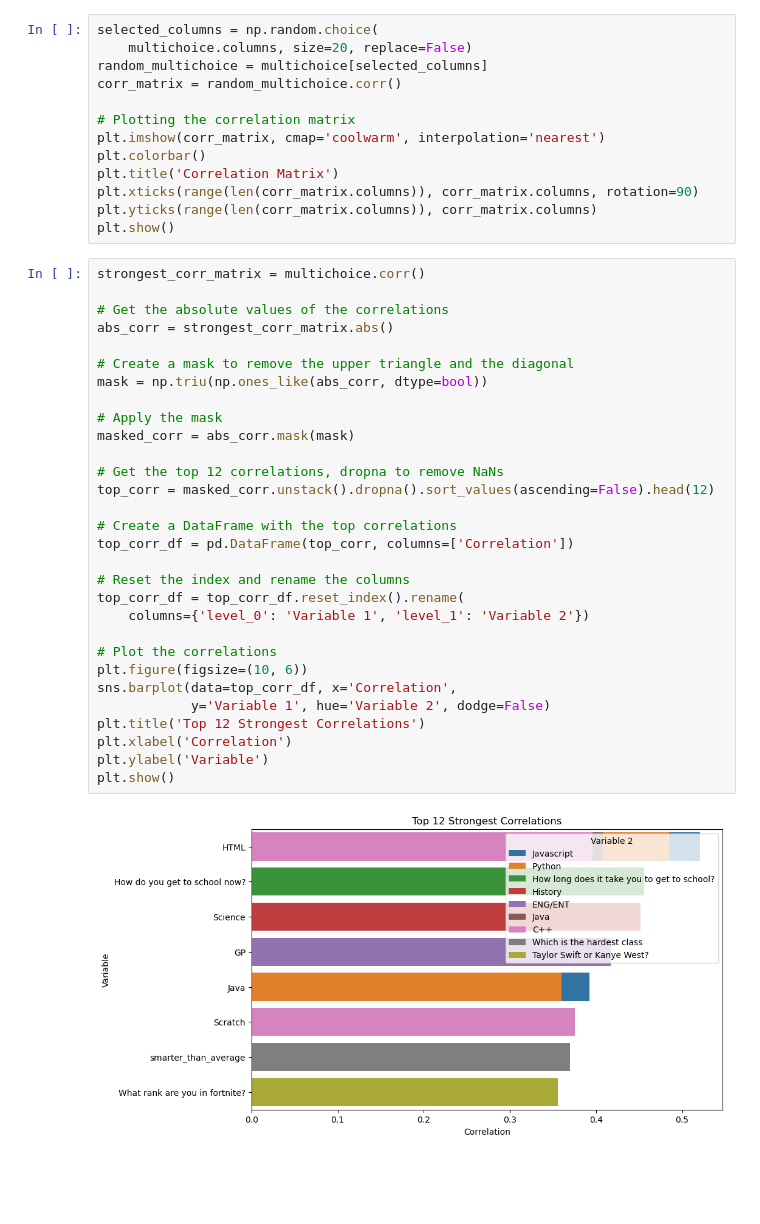
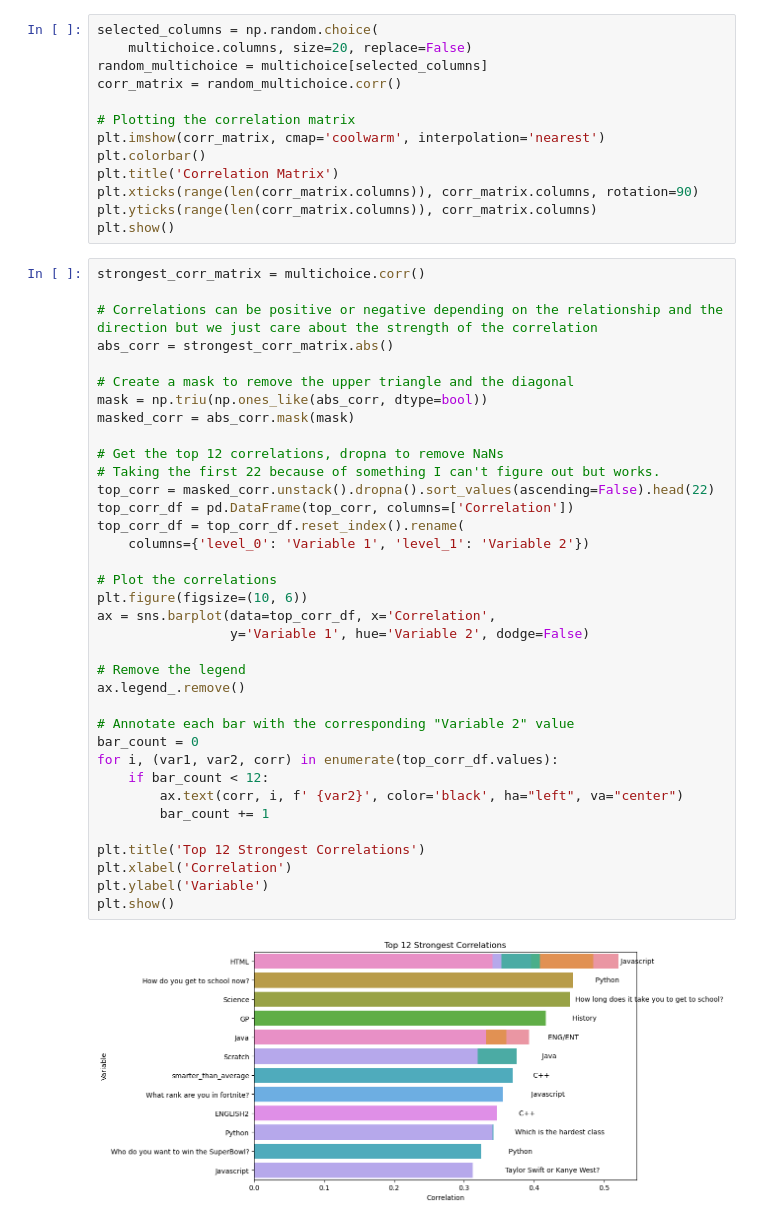
Before and after one commit to cparthiv/ninth-grade-data, a Jupyter notebook: analysis.ipynb, the cells around one changed output. Cells and saved outputs as stored; diff of their text form; blank space fills up the shorter version.

Commit message:
strongest correlation analysis

```diff
--- a/analysis.ipynb
+++ b/analysis.ipynb
@@ -34,32 +34,38 @@ plt.show()
 # %%
 strongest_corr_matrix = multichoice.corr()
 
-# Get the absolute values of the correlations
+# Correlations can be positive or negative depending on the relationship and the direction but we just care about the strength of the correlation
 abs_corr = strongest_corr_matrix.abs()
 
 # Create a mask to remove the upper triangle and the diagonal
 mask = np.triu(np.ones_like(abs_corr, dtype=bool))
-
-# Apply the mask
 masked_corr = abs_corr.mask(mask)
 
 # Get the top 12 correlations, dropna to remove NaNs
-top_corr = masked_corr.unstack().dropna().sort_values(ascending=False).head(12)
-
-# Create a DataFrame with the top correlations
+# Taking the first 22 because of something I can't figure out but works.
+top_corr = masked_corr.unstack().dropna().sort_values(ascending=False).head(22)
 top_corr_df = pd.DataFrame(top_corr, columns=['Correlation'])
-
-# Reset the index and rename the columns
 top_corr_df = top_corr_df.reset_index().rename(
     columns={'level_0': 'Variable 1', 'level_1': 'Variable 2'})
 
 # Plot the correlations
 plt.figure(figsize=(10, 6))
-sns.barplot(data=top_corr_df, x='Correlation',
-            y='Variable 1', hue='Variable 2', dodge=False)
+ax = sns.barplot(data=top_corr_df, x='Correlation',
+                 y='Variable 1', hue='Variable 2', dodge=False)
+
+# Remove the legend
+ax.legend_.remove()
+
+# Annotate each bar with the corresponding "Variable 2" value
+bar_count = 0
+for i, (var1, var2, corr) in enumerate(top_corr_df.values):
+    if bar_count < 12:
+        ax.text(corr, i, f' {var2}', color='black', ha="left", va="center")
+        bar_count += 1
+
 plt.title('Top 12 Strongest Correlations')
 plt.xlabel('Correlation')
 plt.ylabel('Variable')
 plt.show()
 # %% [output]
-[figure, old version]
+[figure, new version]
```
